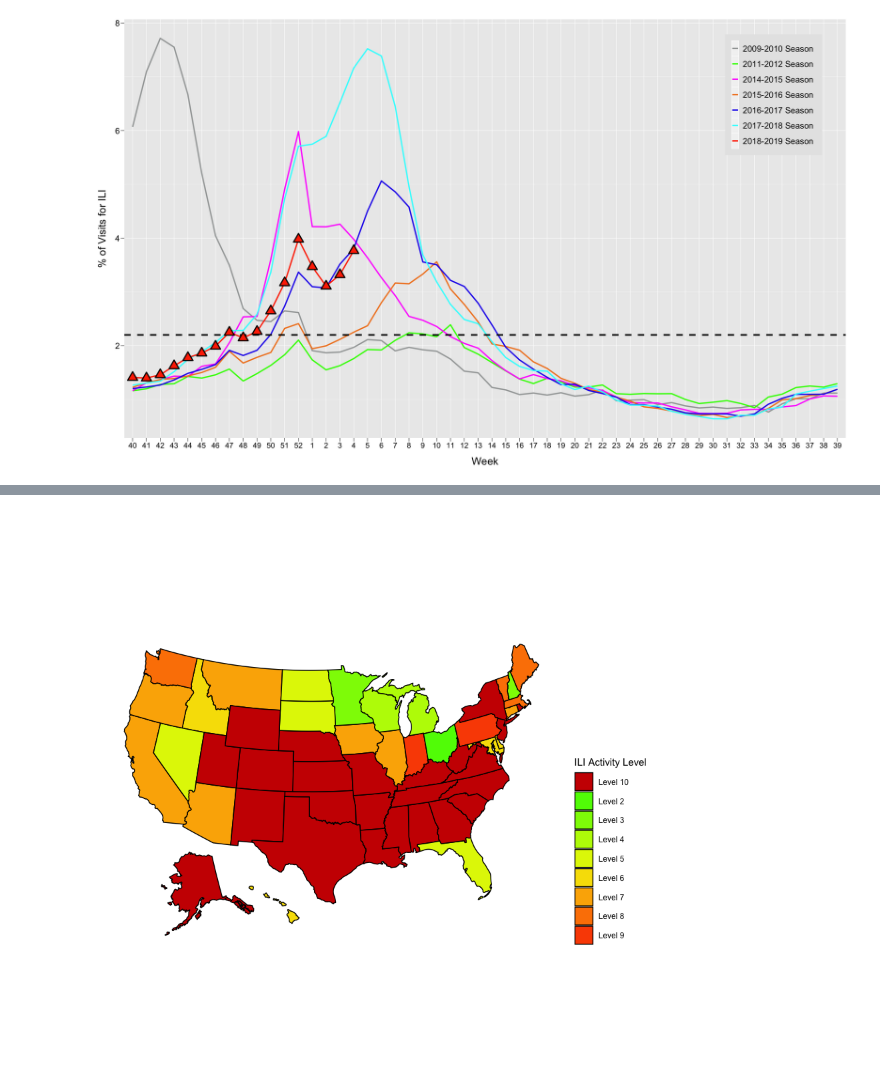
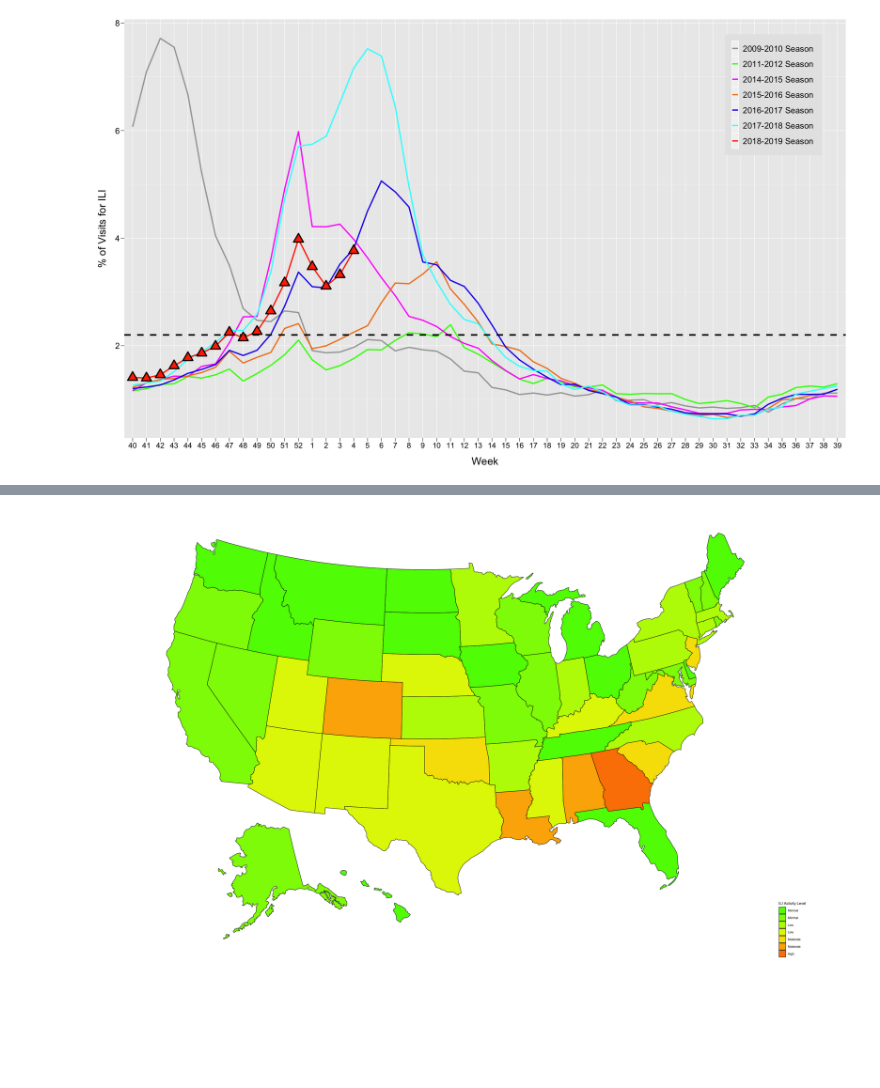
Before and after one commit to nullbringer/Exploratory-Data-Analysis, a Jupyter notebook: Lab1/part2/Lab1Part2.ipynb, the cells around one changed output, grey strips where cells are left out. Drawn from its saved outputs; the diff is of its cells as text; code cells hidden in the pictures; blank space fills up the shorter version.

Commit message:
heatmap

```diff
--- a/Lab1/part2/Lab1Part2.ipynb
+++ b/Lab1/part2/Lab1Part2.ipynb
@@ -229,18 +240,27 @@ state_data <- merge(statepop,act, by="full")
 # %%
-library(usmap)
-library(ggplot2)
+ili_activity_level = read.csv("StateDatabyWeekforMap_2018-19week40-4.csv")
+act <- ili_activity_level[c(1,4,5,7)]
 
-color_pallete <- c("Level 0" = "#FFFFFF", "Level 1" = "#00C200", "Level 2" = "#5BF700", "Level 3" = "#8CF700",
-                   "Level 4" = "#BAF700", "Level 5" = "#E0F500", "Level 6" = "#F7DF00", "Level 7" = "#FCB100",
-                   "Level 8" = "#FC8200",  "Level 9" = "#FA4F00", "Level 10" = "#CC0000")
+act <-separate(data = act, col = ACTIVITY.LEVEL, into = c("leveltext", "levelvalue"), sep = " ")
+
+act$levelvalue <- as.numeric(act$levelvalue)
+level_by_state <- ddply(act, .(STATENAME), summarize,  Level=ceiling(mean(levelvalue)))
+names(level_by_state) <- c("full","level")
+
+state_data <- merge(statepop,level_by_state, by="full")
+state_data$level <- as.character(state_data$level)
+
+# state_data
+
+color_pallete <- c("0" = "#FFFFFF", "1" = "#00C200", "2" = "#5BF700", "3" = "#8CF700",
+                   "4" = "#BAF700", "5" = "#E0F500", "6" = "#F7DF00", "7" = "#FCB100",
+                   "8" = "#FC8200",  "9" = "#FA4F00", "10" = "#CC0000")
+
+
 
 plot_usmap(data = state_data, values = "level") +
-scale_fill_manual(values = color_pallete, name= "ILI Activity Level",guide = 'legend') +
+scale_fill_manual(values = color_pallete, name= "ILI Activity Level",guide = 'legend', labels= label_list[order(label_list$levelvalue),][["label"]] ) +
 
 theme(legend.position = "right")
-
-# scale_colour_manual(name="Error Bars",values=color_pallete) + scale_fill_manual(name="Bar",values=cols)
-
-#   scale_fill_manual(values = color_pallete, name= "My name", guide = guide_legend(reverse = TRUE))
 # %% [output]
-[figure, old version]
+[figure, new version]
```
Also changed, not shown: parts of 5 cells of this notebook, 1 other file.
